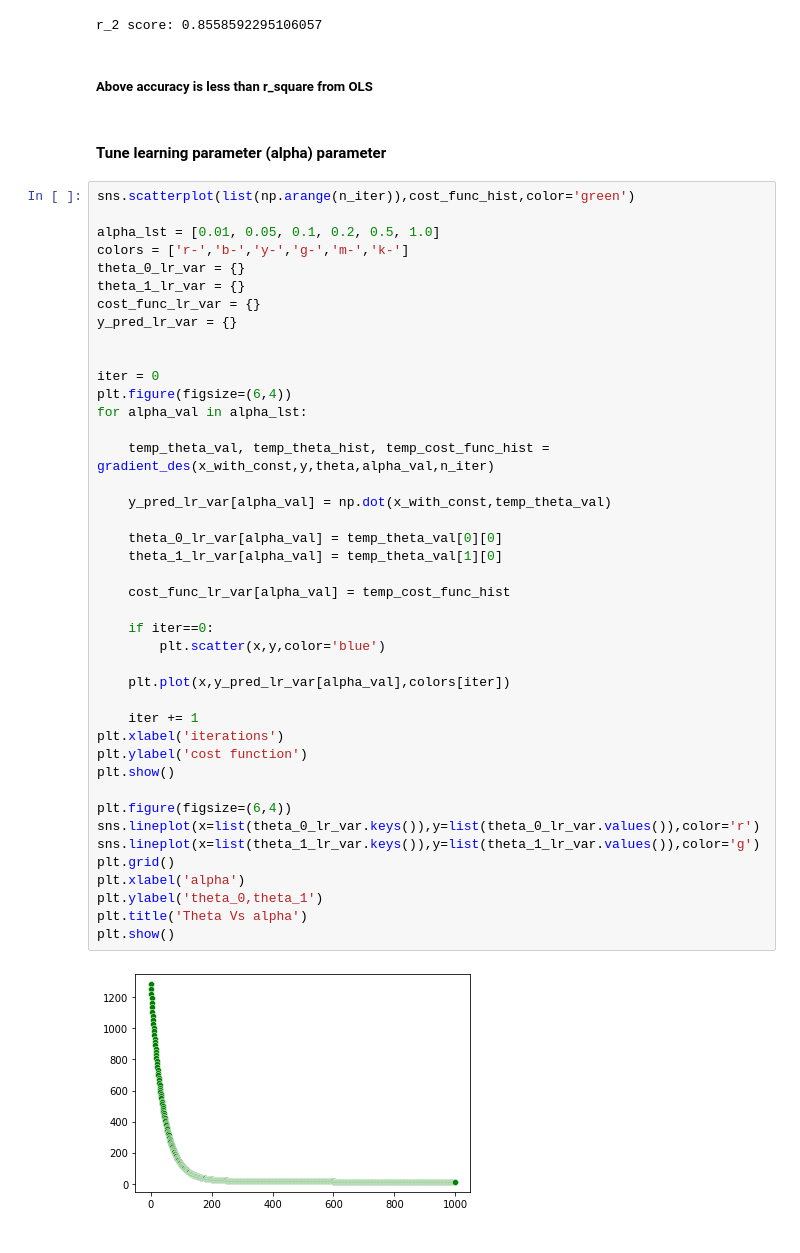
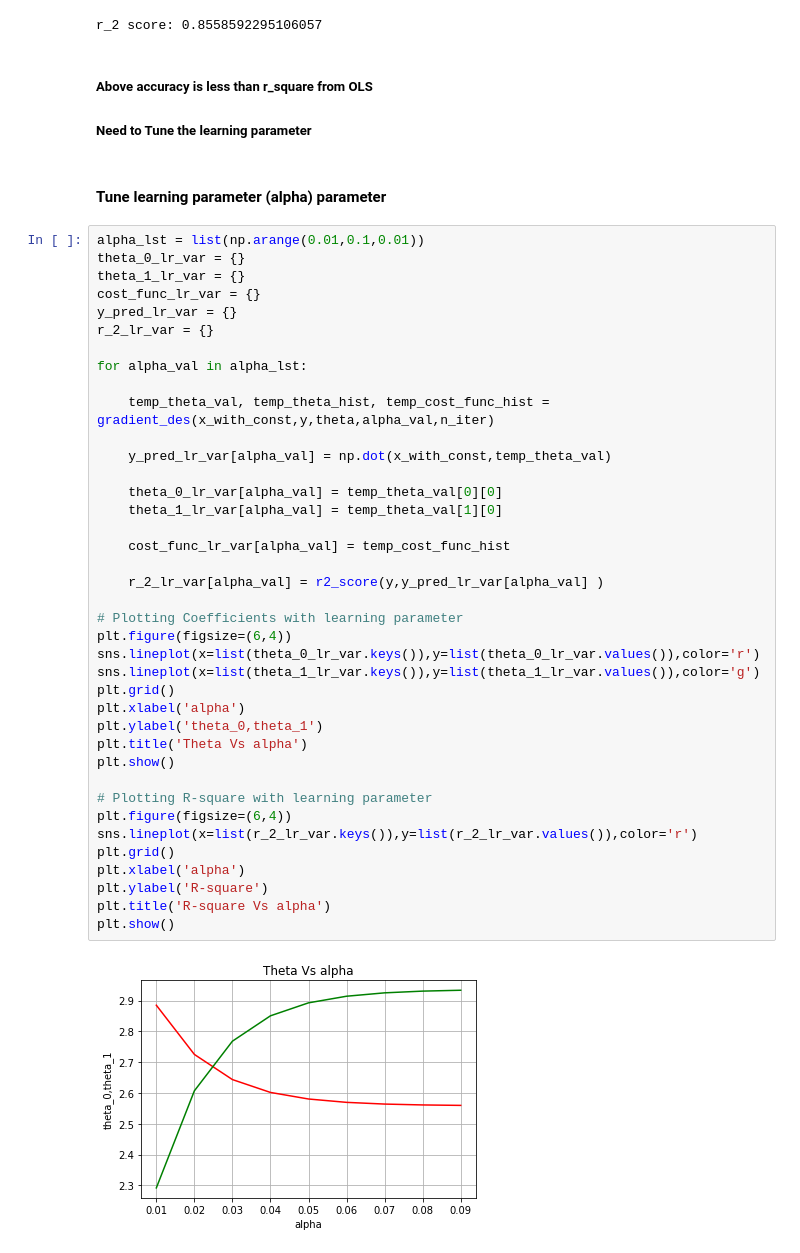
Before and after one commit to ShivaHarshPothula/MachineLearning_Scripts, a Jupyter notebook: Linear_Regression.ipynb, the cells around one changed output. Saved outputs shown, nothing was run; the diff lists cells and outputs as text.

Commit message:
Updated learning parameter tuning with respect to R_square

```diff
--- a/Linear_Regression.ipynb
+++ b/Linear_Regression.ipynb
@@ -175,49 +175,47 @@ print('r_2 score:',r2_score(y,y_pred_GD))
 r_2 score: 0.8558592295106057
 # %% [markdown]
 ##### Above accuracy is less than r_square from OLS
+##### Need to Tune the learning parameter
 # %% [markdown]
 #### Tune learning parameter (alpha) parameter
 # %%
-sns.scatterplot(list(np.arange(n_iter)),cost_func_hist,color='green')
-
-alpha_lst = [0.01, 0.05, 0.1, 0.2, 0.5, 1.0]
-colors = ['r-','b-','y-','g-','m-','k-']
+alpha_lst = list(np.arange(0.01,0.1,0.01))
 theta_0_lr_var = {}
 theta_1_lr_var = {}
 cost_func_lr_var = {}
 y_pred_lr_var = {}
+r_2_lr_var = {}
 
-
-iter = 0
-plt.figure(figsize=(6,4))
 for alpha_val in alpha_lst:
 
     temp_theta_val, temp_theta_hist, temp_cost_func_hist = gradient_des(x_with_const,y,theta,alpha_val,n_iter)
 
     y_pred_lr_var[alpha_val] = np.dot(x_with_const,temp_theta_val)
 
     theta_0_lr_var[alpha_val] = temp_theta_val[0][0]
     theta_1_lr_var[alpha_val] = temp_theta_val[1][0]
 
     cost_func_lr_var[alpha_val] = temp_cost_func_hist
 
-    if iter==0:
-        plt.scatter(x,y,color='blue')
+    r_2_lr_var[alpha_val] = r2_score(y,y_pred_lr_var[alpha_val] )
 
-    plt.plot(x,y_pred_lr_var[alpha_val],colors[iter])
-
-    iter += 1
-plt.xlabel('iterations')
-plt.ylabel('cost function')
-plt.show()
-
+# Plotting Coefficients with learning parameter
 plt.figure(figsize=(6,4))
 sns.lineplot(x=list(theta_0_lr_var.keys()),y=list(theta_0_lr_var.values()),color='r')
 sns.lineplot(x=list(theta_1_lr_var.keys()),y=list(theta_1_lr_var.values()),color='g')
 plt.grid()
 plt.xlabel('alpha')
 plt.ylabel('theta_0,theta_1')
 plt.title('Theta Vs alpha')
 plt.show()
+
+# Plotting R-square with learning parameter
+plt.figure(figsize=(6,4))
+sns.lineplot(x=list(r_2_lr_var.keys()),y=list(r_2_lr_var.values()),color='r')
+plt.grid()
+plt.xlabel('alpha')
+plt.ylabel('R-square')
+plt.title('R-square Vs alpha')
+plt.show()
 # %% [output]
-[figure, old version]
+[figure, new version]
```
Also changed, not shown: parts of 4 cells of this notebook.
